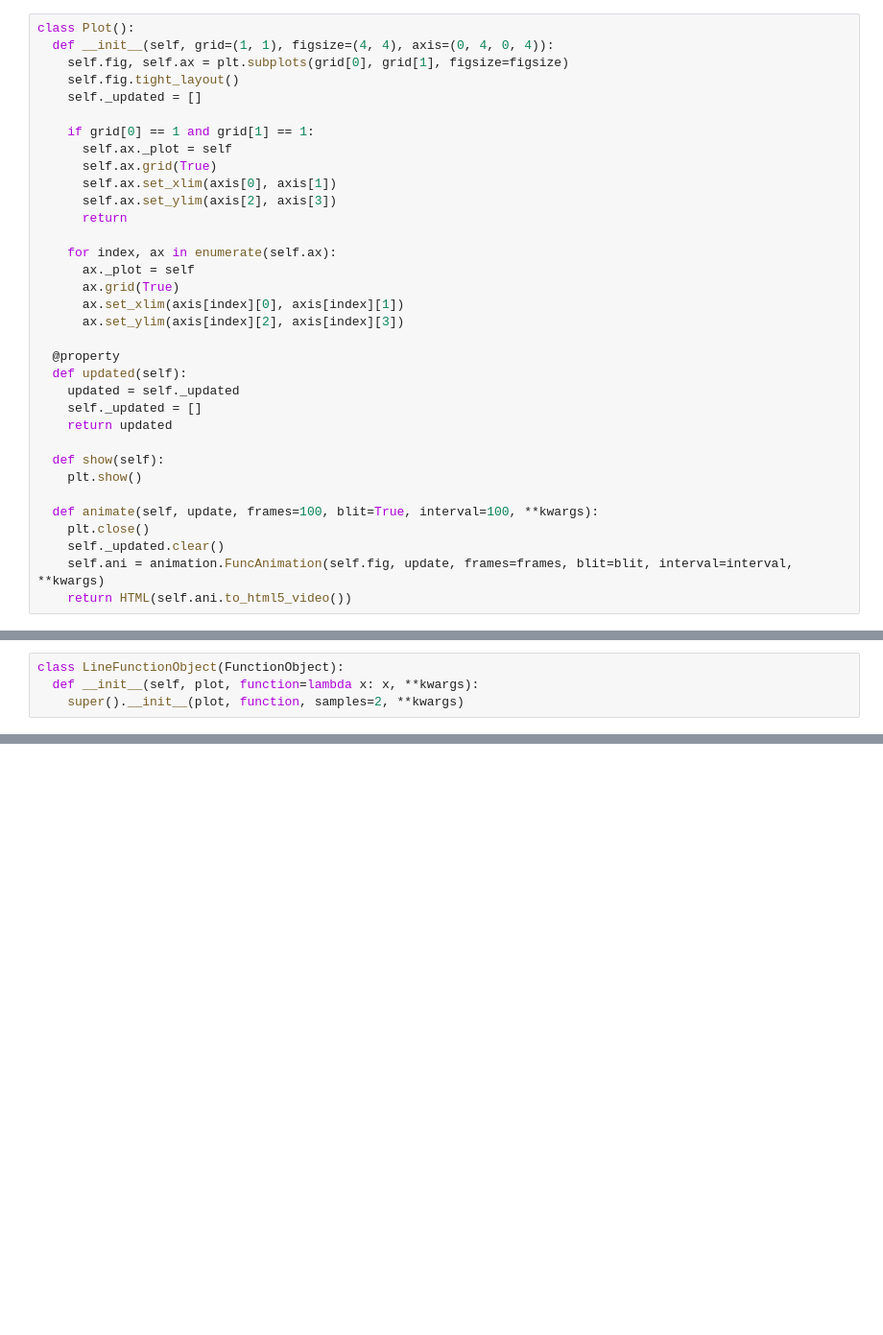
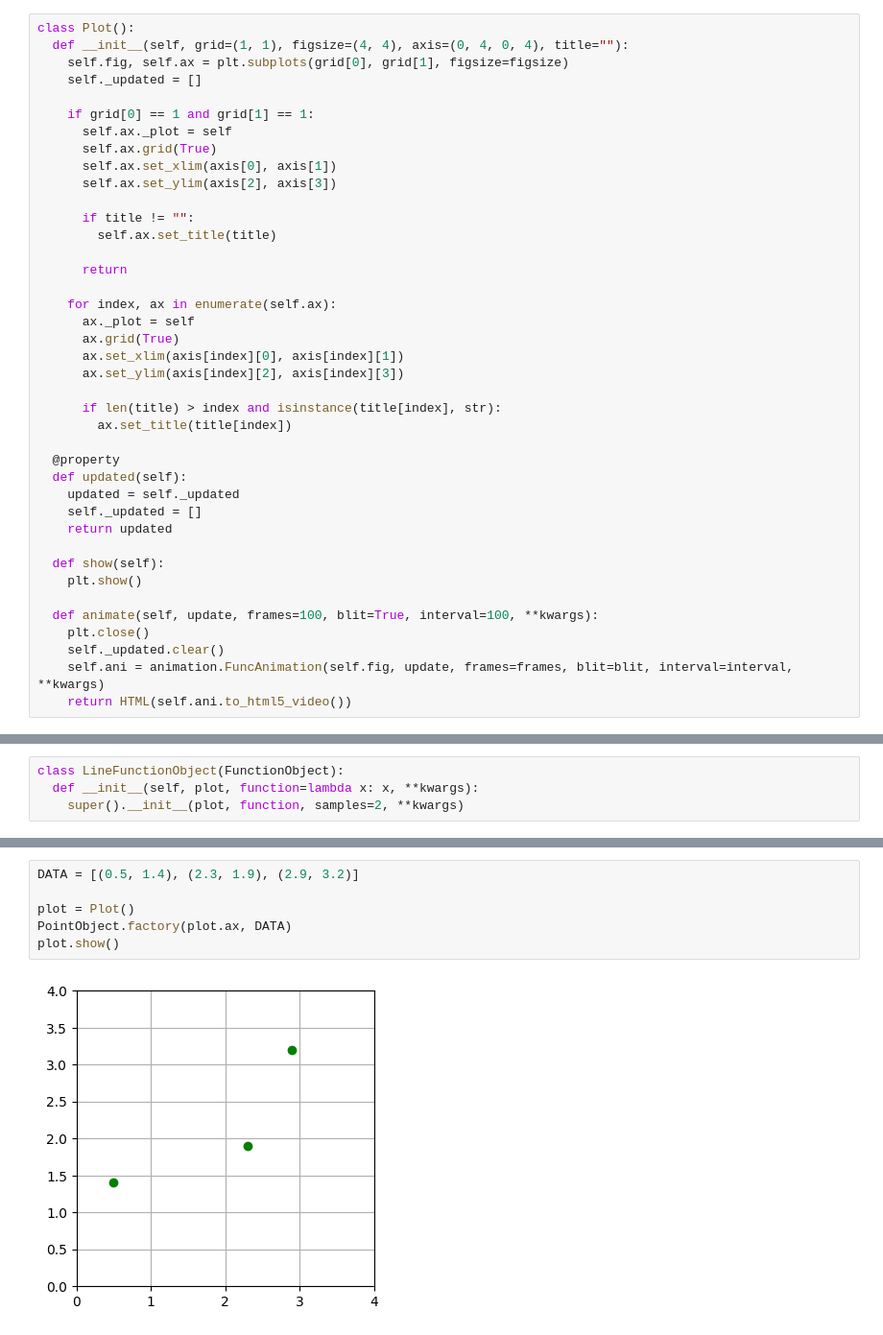
Before and after one commit to murilo-henrique060/matematica-computacional, a Jupyter notebook: Atividade 2.ipynb, the cells around one changed output, grey strips where cells are left out. Shown: that part at 96% size. Cells and saved outputs as stored; diff of their text form; blank space fills up the shorter version.

```diff
--- a/Atividade 2.ipynb
+++ b/Atividade 2.ipynb
@@ -9,9 +23,8 @@ import matplotlib.pyplot as plt
 import matplotlib.animation as animation
 # %%
 class Plot():
-  def __init__(self, grid=(1, 1), figsize=(4, 4), axis=(0, 4, 0, 4)):
+  def __init__(self, grid=(1, 1), figsize=(4, 4), axis=(0, 4, 0, 4), title=""):
     self.fig, self.ax = plt.subplots(grid[0], grid[1], figsize=figsize)
-    self.fig.tight_layout()
     self._updated = []
 
     if grid[0] == 1 and grid[1] == 1:
@@ -19,6 +32,10 @@ class Plot():
       self.ax.grid(True)
       self.ax.set_xlim(axis[0], axis[1])
       self.ax.set_ylim(axis[2], axis[3])
+
+      if title != "":
+        self.ax.set_title(title)
+
       return
 
     for index, ax in enumerate(self.ax):
@@ -26,6 +43,9 @@ class Plot():
       ax.grid(True)
       ax.set_xlim(axis[index][0], axis[index][1])
       ax.set_ylim(axis[index][2], axis[index][3])
+
+      if len(title) > index and isinstance(title[index], str):
+        ax.set_title(title[index])
 
   @property
   def updated(self):
@@ -389,0 +179,8 @@ slope: 0.6782626846103119             slope step: 4.256046730923835e-05
+# %%
+DATA = [(0.5, 1.4), (2.3, 1.9), (2.9, 3.2)]
+
+plot = Plot()
+PointObject.factory(plot.ax, DATA)
+plot.show()
+# %% [output]
+[figure, added]
```
Also changed, not shown: parts of 46 cells of this notebook.
